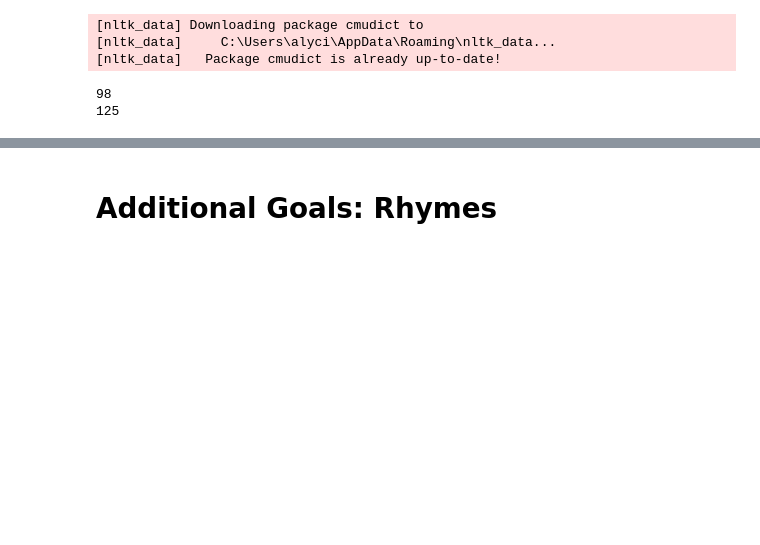
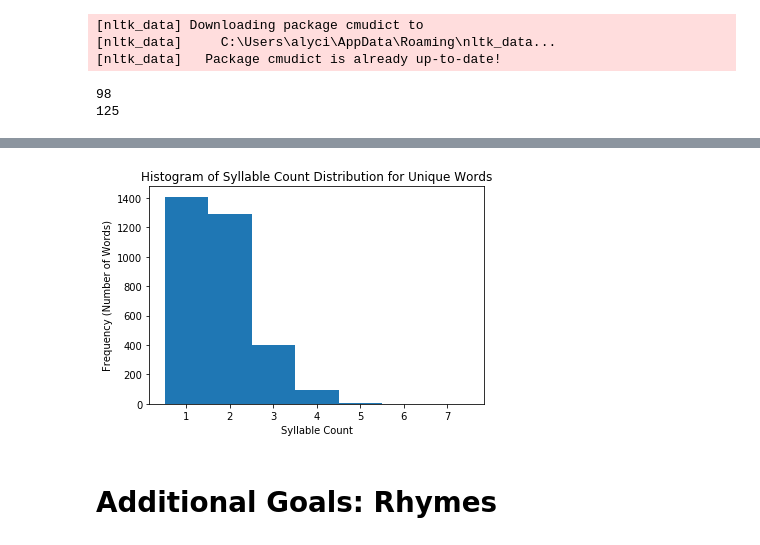
Before and after one commit to alycialee/CS155Project3, a Jupyter notebook: preprocessing.ipynb, the cells around one changed output, grey strips where cells are left out. Drawn from its saved outputs; the diff is of its cells as text; code cells hidden in the pictures; blank space fills up the shorter version.

```diff
--- a/preprocessing.ipynb
+++ b/preprocessing.ipynb
@@ -47,6 +51,9 @@ for i in range(len(sonnets)):
         print(i)
 
 sonnets = sonnets[:98] + sonnets[99:125] + sonnets[126:]
+
+with open('sonnets.pkl', 'wb') as f:
+    pickle.dump(sonnets, f)
 # %% [output]
 98
 125
@@ -112,6 +132,15 @@ def get_mappings(sonnets, name):
     return dic_to_ids, dic_to_words, dic_syl
 # %%
 dic_to_ids, dic_to_words, dic_syl = get_mappings(sonnets, 'shakespeare_dics.pkl')
+# %%
+_ = plt.hist(list(dic_syl.values()), bins=np.arange(0.5, 8.5, 1))
+_ = plt.title('Histogram of Syllable Count Distribution for Unique Words')
+_ = plt.xlabel('Syllable Count')
+_ = plt.ylabel('Frequency (Number of Words)')
+plt.savefig('visuals/syllables.png')
+_ = plt.show()
+# %% [output]
+[figure, added]
 # %% [markdown]
 # Additional Goals: Rhymes
 # %%
```
Also changed, not shown: parts of 8 cells of this notebook, 1 other file.
